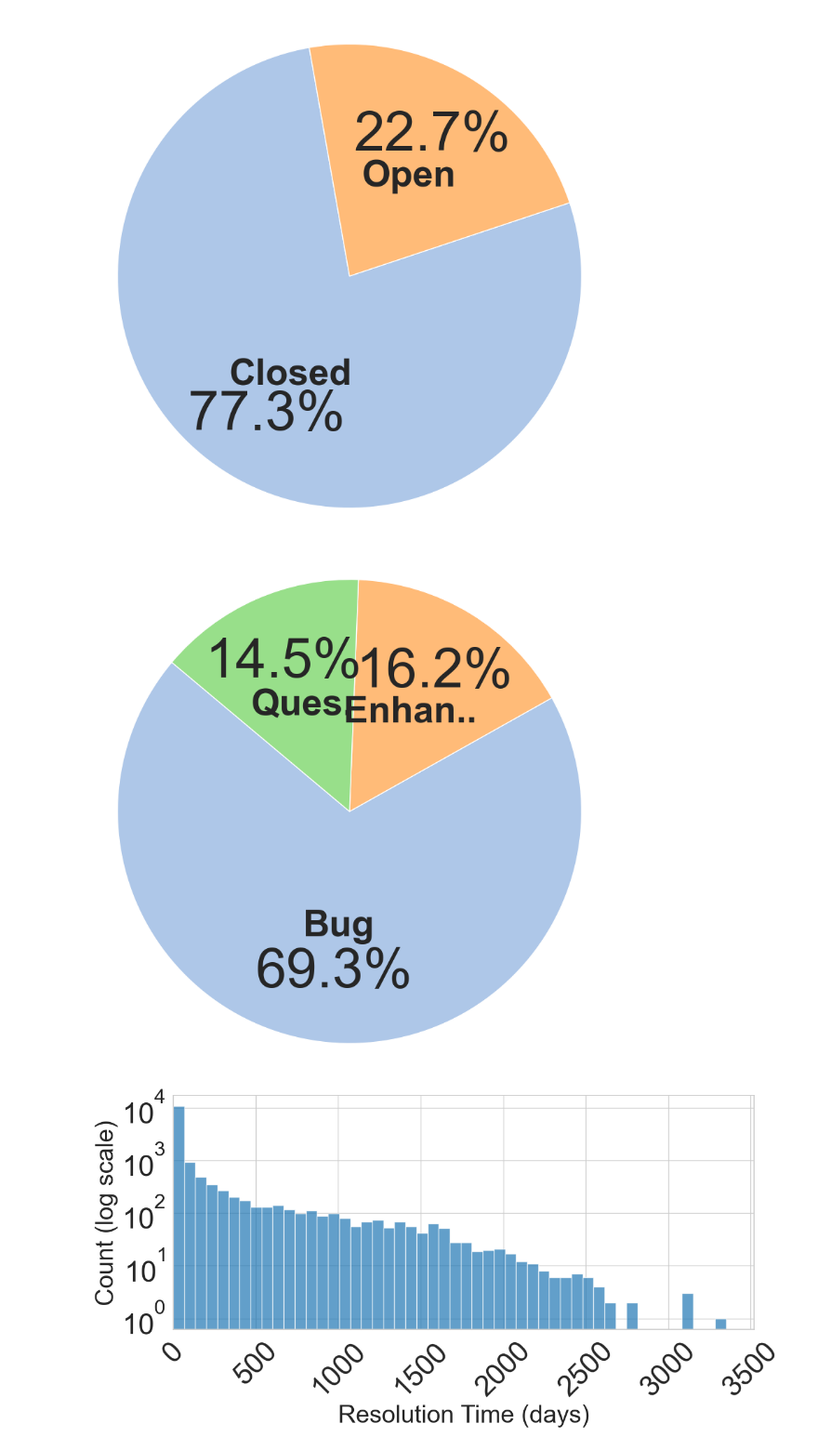
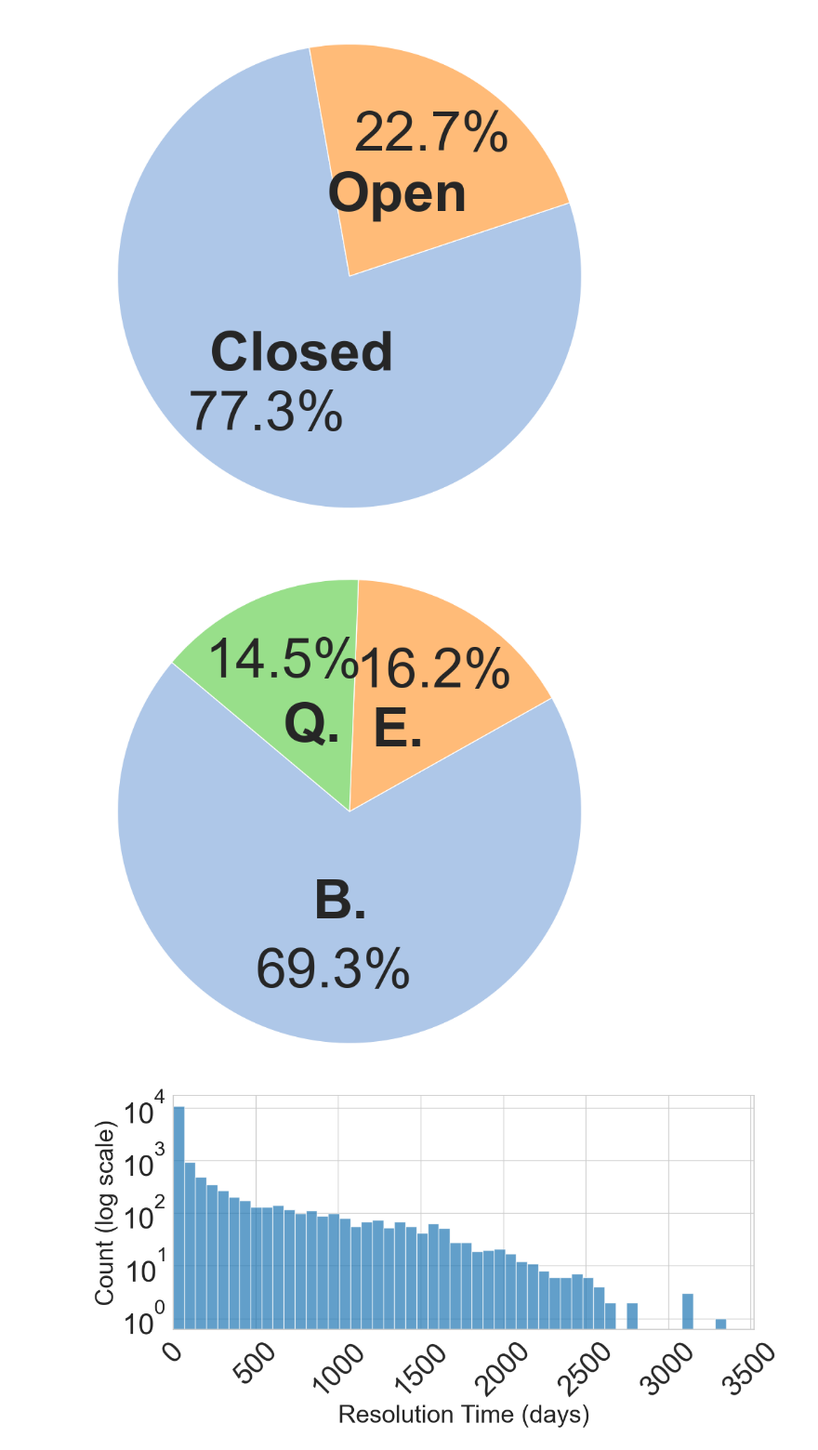
Before and after one commit to AnnabellaM/MSR-Static-Analysis-Artifacts, a Jupyter notebook: analysis/common_properties/common_properties_figures.ipynb, the cells around one changed output. Shown: that part at 93% size. Cells and saved outputs as stored; diff of their text form; code cells hidden in the pictures.

Commit message:
change pie charts

```diff
--- a/analysis/common_properties/common_properties_figures.ipynb
+++ b/analysis/common_properties/common_properties_figures.ipynb
@@ -14,35 +14,35 @@ issues = get_issues(filter="properties")
 # %%
 # Open vs. Closed Issues
 status_counts = issues['prop:state'].value_counts()
 plt.figure(figsize=(8, 8))
 
 patches, texts, autotexts = plt.pie(
     status_counts,
     labels=['Closed', 'Open'],
     pctdistance=0.7,
-    labeldistance=0.5,
+    labeldistance=0.4,
     autopct='%1.1f%%',
     colors=['#aec7e8', '#ffbb78'],  # lighter blue and orange
     startangle=100,
 )
 
 # Set font size for labels
 for text in texts:
-    text.set_fontsize(40)  # Adjust label font size
+    text.set_fontsize(60)  # Adjust label font size
     text.set_fontweight('bold')  # Make label bold
     text.set_horizontalalignment('center')  # Align label to center
 
 # Set font size for percentages (autotexts)
 for autotext in autotexts:
     autotext.set_fontsize(60)  # Adjust percentage font size
 
 plt.axis('equal')  # Equal aspect ratio ensures that pie is drawn as a circle.
 # increase font size
 plt.tight_layout()
 plt.savefig('../../results/figures/common_properties/state.pdf', format='pdf', dpi=300)
 plt.show()
 # %% [output]
-[figure, old version]
+[figure, new version]
 # %%
 # issue categories distribution
 category_counts = issues['prop:category'].value_counts()
@@ -50,17 +50,17 @@ plt.figure(figsize=(8, 8))
 
 patches, texts, autotexts = plt.pie(
     category_counts,
-    labels=['Bug', 'Enhan..', 'Ques.'],
+    labels=['B.', 'E.', 'Q.'],
     autopct='%1.1f%%',
     colors=['#aec7e8', '#ffbb78', '#98df8a'],  # lighter blue, orange, green
     startangle=140,
     pctdistance=0.7,
-    labeldistance=0.5,
+    labeldistance=0.4,
 )
 
 # Set font size for labels
 for text in texts:
-    text.set_fontsize(40)  # Adjust label font size
+    text.set_fontsize(60)  # Adjust label font size
     text.set_fontweight('bold')  # Make label bold
     text.set_horizontalalignment('center')  # Align label to center
 
@@ -73,7 +73,7 @@ plt.tight_layout()
 plt.savefig('../../results/figures/common_properties/category.pdf', format='pdf', dpi=300)
 plt.show()
 # %% [output]
-[figure, old version]
+[figure, new version]
 # %%
 # Resolution Time
 resolution_times = issues[issues['prop:state'] == 'closed']['prop:resolution']
```
Also changed, not shown: 2 other files.
